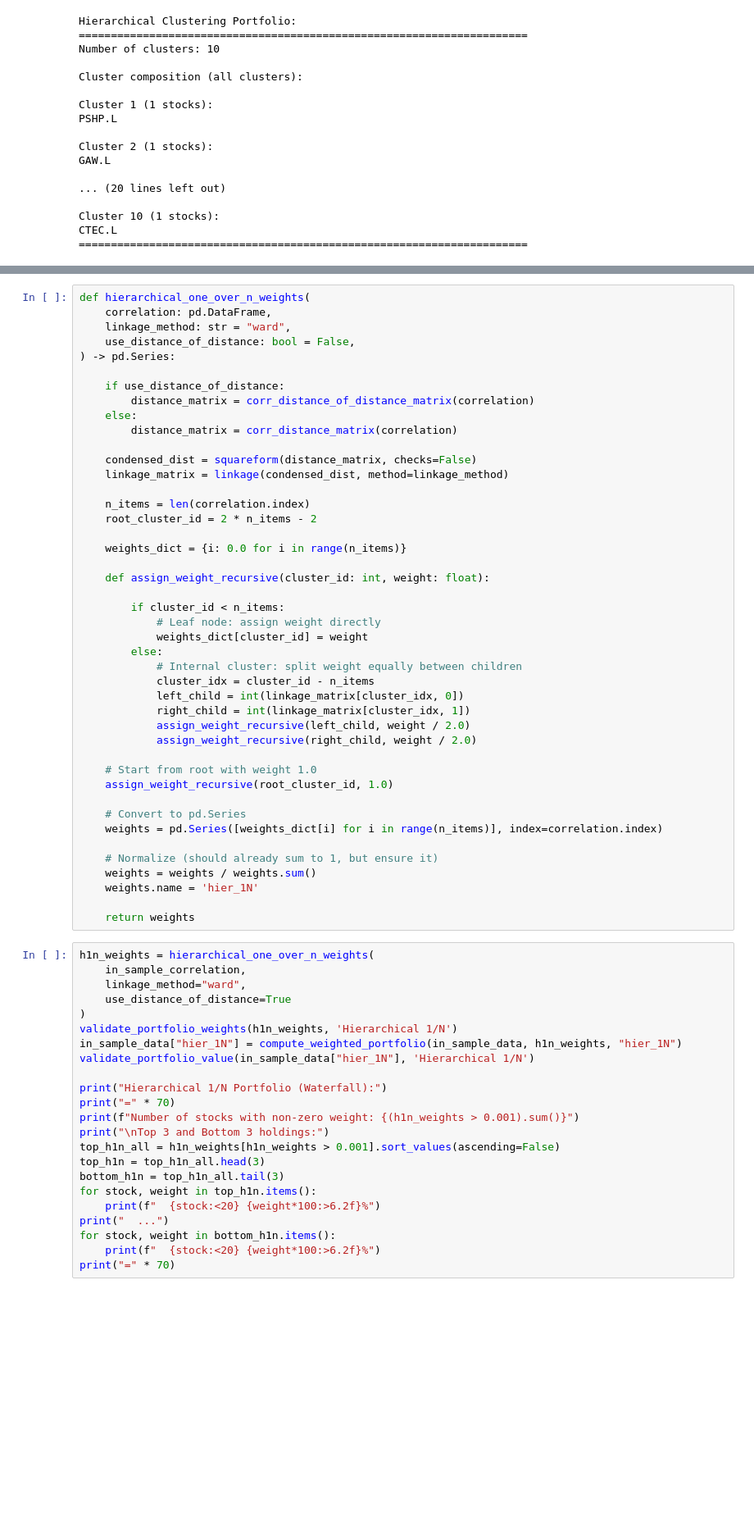
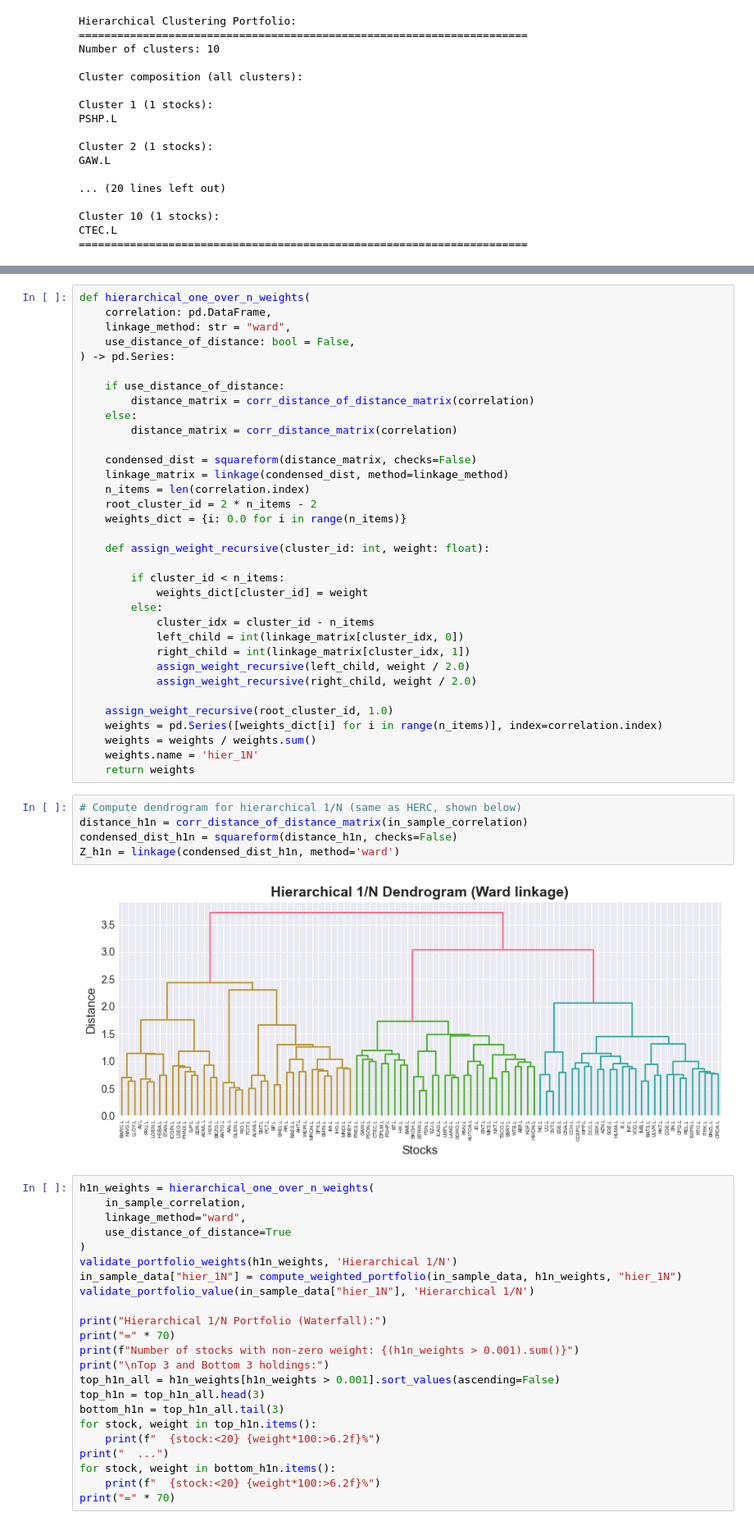
Before and after one commit to AUEBs-INVESTMENT-FINANCE-CLUB/network-clustering-portfolios, a Jupyter notebook: network_hierarchical_portfolios.ipynb, the cells around one changed output, grey strips where cells are left out. Shown at 82% size. Saved outputs shown, nothing was run; the diff lists cells and outputs as text; blank space fills up the shorter version.

```diff
--- a/network_hierarchical_portfolios.ipynb
+++ b/network_hierarchical_portfolios.ipynb
@@ -859,36 +835,33 @@ def hierarchical_one_over_n_weights(
 
     condensed_dist = squareform(distance_matrix, checks=False)
     linkage_matrix = linkage(condensed_dist, method=linkage_method)
-
     n_items = len(correlation.index)
     root_cluster_id = 2 * n_items - 2
-
     weights_dict = {i: 0.0 for i in range(n_items)}
 
     def assign_weight_recursive(cluster_id: int, weight: float):
 
         if cluster_id < n_items:
-            # Leaf node: assign weight directly
             weights_dict[cluster_id] = weight
         else:
-            # Internal cluster: split weight equally between children
             cluster_idx = cluster_id - n_items
             left_child = int(linkage_matrix[cluster_idx, 0])
             right_child = int(linkage_matrix[cluster_idx, 1])
             assign_weight_recursive(left_child, weight / 2.0)
             assign_weight_recursive(right_child, weight / 2.0)
 
-    # Start from root with weight 1.0
     assign_weight_recursive(root_cluster_id, 1.0)
-
-    # Convert to pd.Series
     weights = pd.Series([weights_dict[i] for i in range(n_items)], index=correlation.index)
-
-    # Normalize (should already sum to 1, but ensure it)
     weights = weights / weights.sum()
     weights.name = 'hier_1N'
-
     return weights
+# %%
+# Compute dendrogram for hierarchical 1/N (same as HERC, shown below)
+distance_h1n = corr_distance_of_distance_matrix(in_sample_correlation)
+condensed_dist_h1n = squareform(distance_h1n, checks=False)
+Z_h1n = linkage(condensed_dist_h1n, method='ward')
+# %% [output]
+[figure, added]
 # %%
 h1n_weights = hierarchical_one_over_n_weights(
     in_sample_correlation,
```
Also changed, not shown: parts of 30 cells of this notebook.
